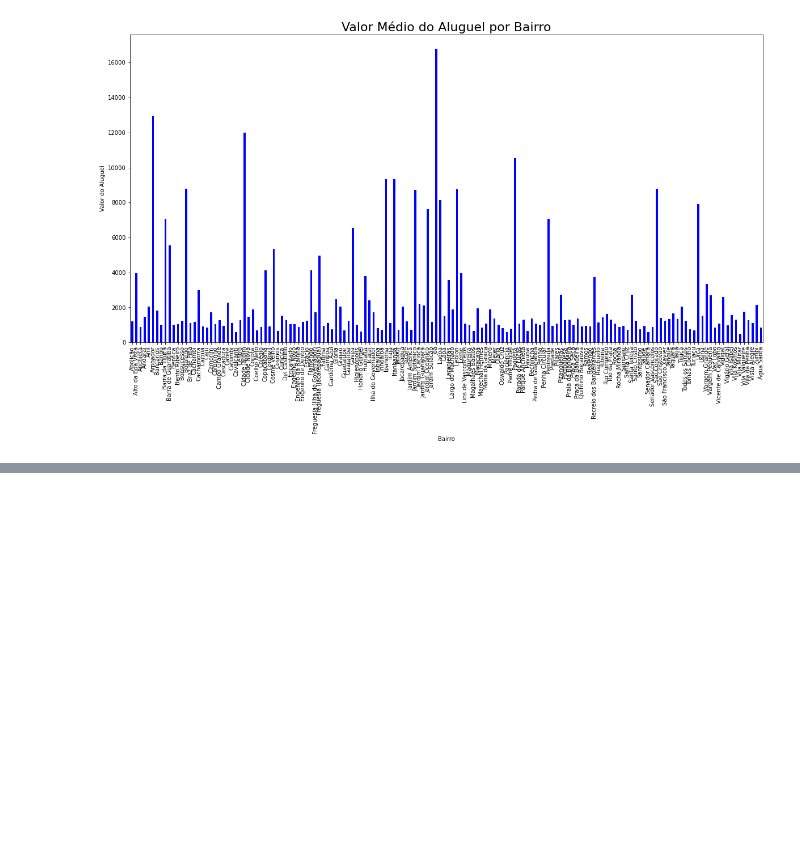
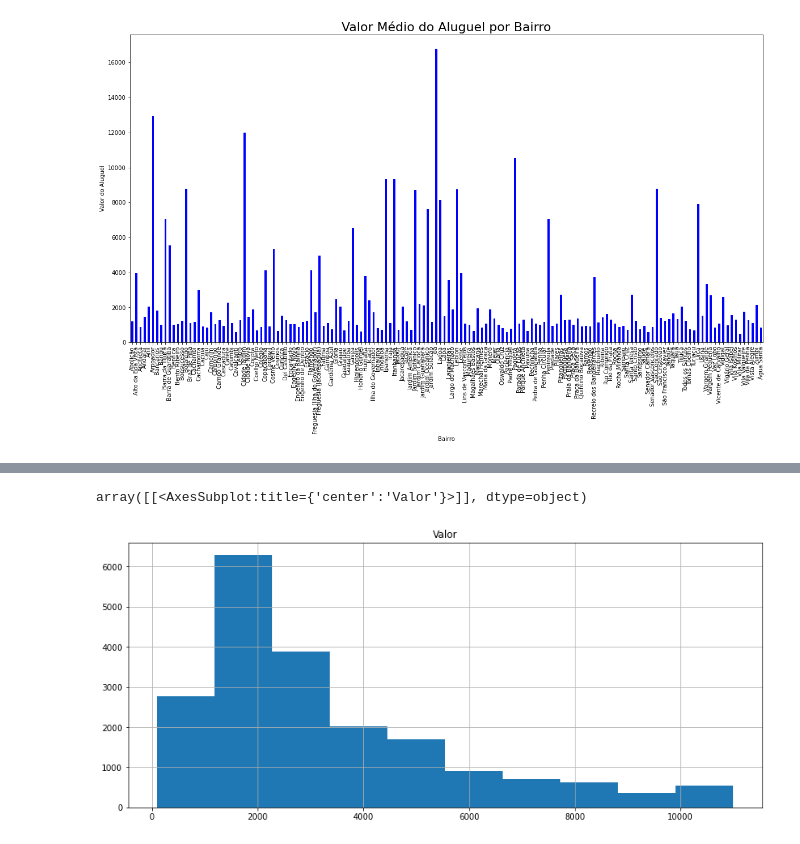
Before and after one commit to nsfoliveira/Python, a Jupyter notebook: ALURA_F_Python/F_PythonDS_03/Pandas_Aluguel.ipynb, the cells around one changed output, grey strips where cells are left out. Saved outputs shown, nothing was run; the diff lists cells and outputs as text; code cells hidden in the pictures; blank space fills up the shorter version.

```diff
--- a/ALURA_F_Python/F_PythonDS_03/Pandas_Aluguel.ipynb
+++ b/ALURA_F_Python/F_PythonDS_03/Pandas_Aluguel.ipynb
@@ -1128,0 +1231,7 @@ Text(0.5, 1.0, 'Valor Médio do Aluguel por Bairro')
+# %%
+# vamos visualizar a distribuição de frequencia com um histograma
+
+dados_semoutliers.hist(['Valor'])
+# %% [output]
+array([[<AxesSubplot:title={'center':'Valor'}>]], dtype=object)
+[figure, added]
```
Also changed, not shown: parts of 14 cells of this notebook, 3 other files.
